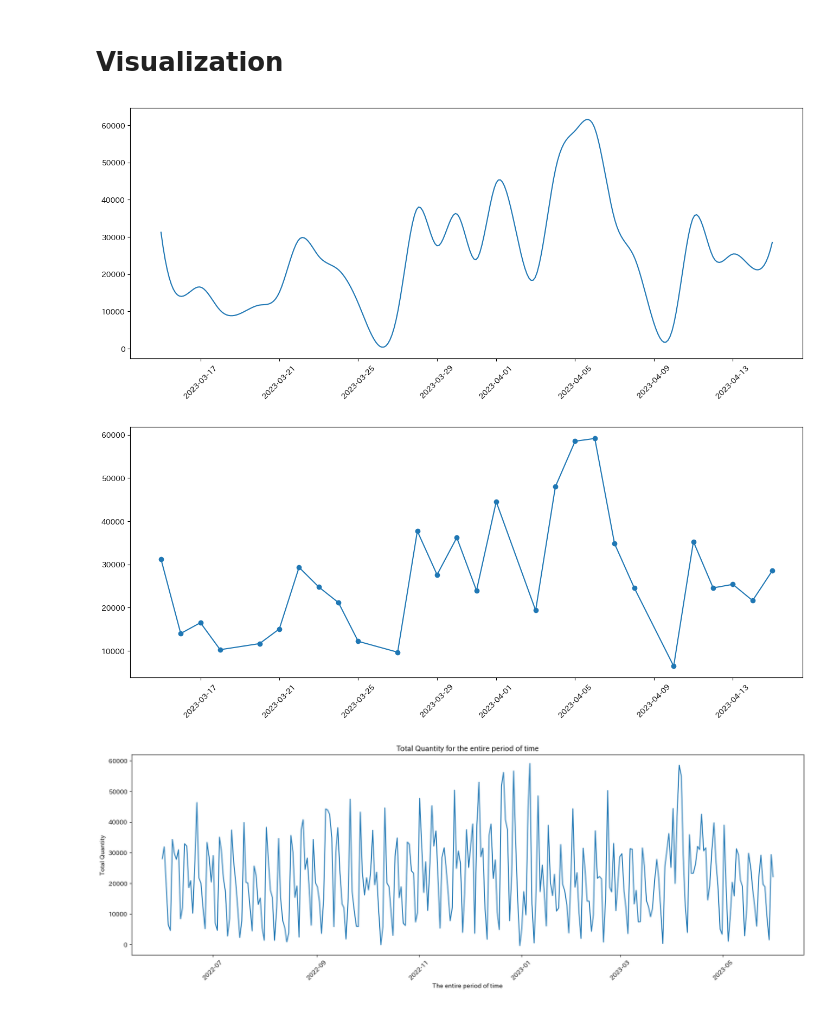
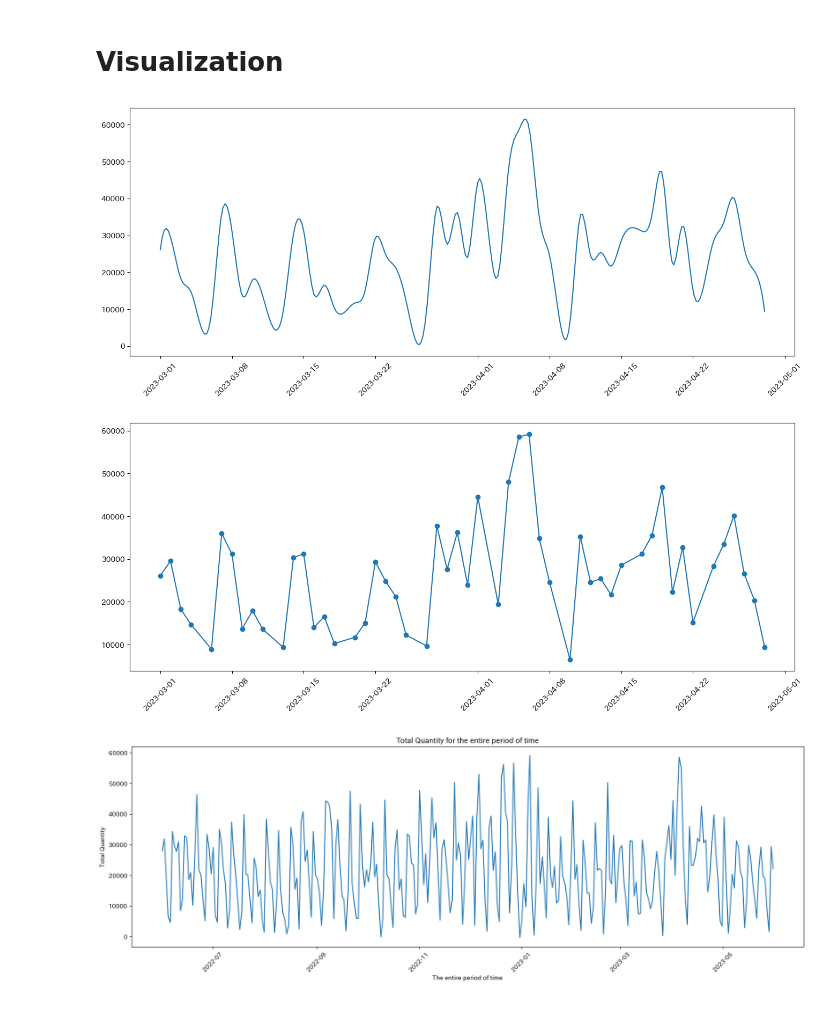
Before and after one commit to NGOHang98/Usee, a Jupyter notebook: Usee.ipynb, the cells around one changed output. Cells and saved outputs as stored; diff of their text form; code cells hidden in the pictures.

```diff
--- a/Usee.ipynb
+++ b/Usee.ipynb
@@ -643,30 +675,31 @@ else:
     raise ValueError('Invalid input')
 # %%
 # df = data.query('SAGYO_UNYO_DATE >= f"r & SAGYO_UNYO_DATE <= "2023-04-15"')
-df = data[(data['SAGYO_UNYO_DATE']>=history_day)&(data['SAGYO_UNYO_DATE']<=run_date)]
+df = data[(data['SAGYO_UNYO_DATE']>="2023-03-01")&(data['SAGYO_UNYO_DATE']<="2023-04-30")]
+#df = data[(data['SAGYO_UNYO_DATE']>=history_day)&(data['SAGYO_UNYO_DATE']<=run_date)]
 
 df_total = df.groupby(['SAGYO_UNYO_DATE'], as_index=False)['SGY_JSK_QTY'].sum()
 
 
 x = mpl.dates.date2num(df_total['SAGYO_UNYO_DATE'])  # Convert dates to numeric values
 y = df_total['SGY_JSK_QTY']
 
 x_new = np.linspace(x.min(), x.max(), 300)
 a_BSpline = make_interp_spline(x, y)
 y_new = a_BSpline(x_new)
 
 plt.figure(figsize=(16, 6))
 plt.plot(mpl.dates.num2date(x_new), y_new)
 plt.xticks(rotation=45)
 plt.figure(figsize=(16, 6))
 plt.plot(df_total['SAGYO_UNYO_DATE'], df_total['SGY_JSK_QTY'], marker='o')
 plt.xticks(rotation=45)
 #plt.title(f"Total Quantity overtime")
 
 plt.show()
 # %% [output]
-[figure, old version]
+[figure, new version]
-[figure, old version]
+[figure, new version]
 # %%
 df = data.query('SAGYO_UNYO_DATE >= "2021-06-01" & SAGYO_UNYO_DATE <= "2023-06-15"')
 df_total = data.groupby(['SAGYO_UNYO_DATE'], as_index=False)['SGY_JSK_QTY'].sum()
```
Also changed, not shown: parts of 3 cells of this notebook.
